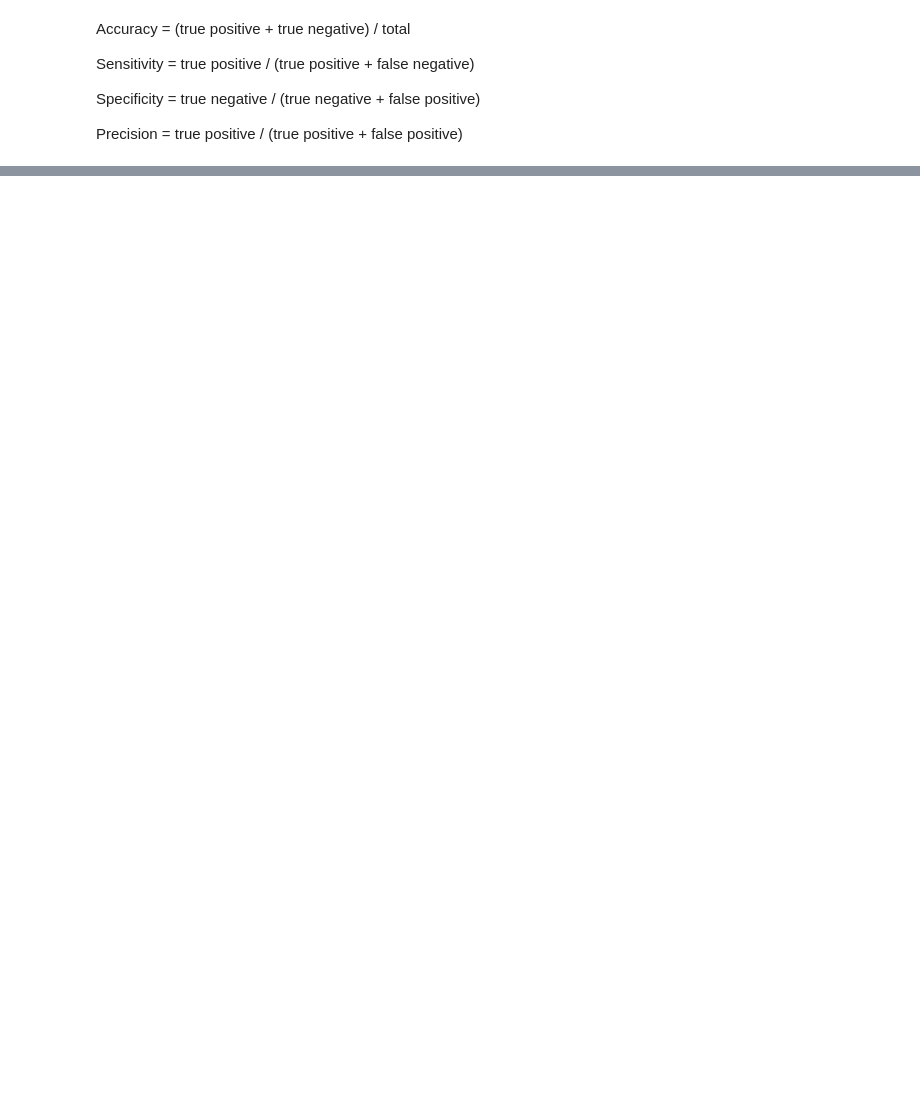
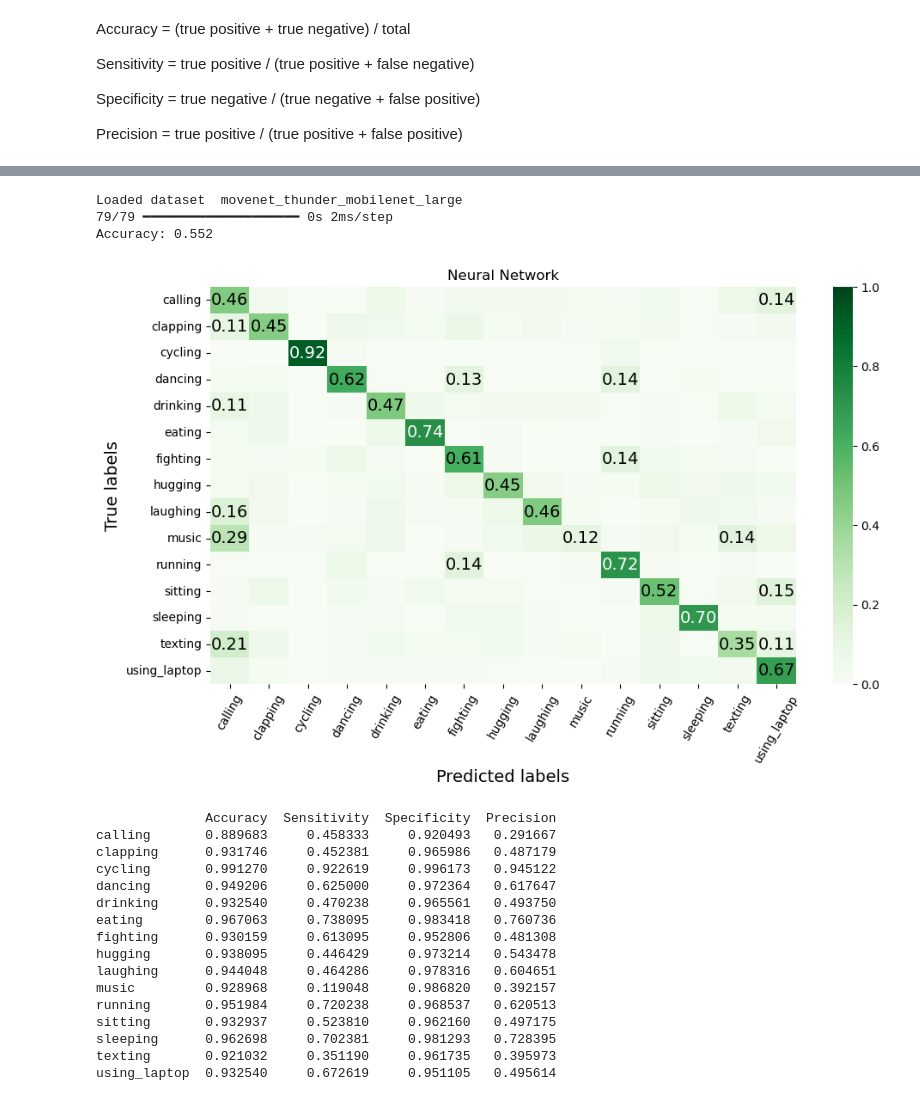
Before and after one commit to Vatsal-Sharma2003/HUMAN-POSE-ESTIMATION-USING-MACHINE-LEARNING, a Jupyter notebook: FFNN_both.ipynb, the cells around one changed output, grey strips where cells are left out. Cells and saved outputs as stored; diff of their text form; code cells hidden in the pictures; blank space fills up the shorter version.

Commit message:
FFNN fit datasets

```diff
--- a/FFNN_both.ipynb
+++ b/FFNN_both.ipynb
@@ -527,7 +573,7 @@ def fitFFNN(file_name, use_kpoints=True, use_object=True):
     model = create_model(input_shape=train_shape)
 
     # Train the model
-    results = model.fit(train_dataset, epochs=avg_epochs, verbose=0)
+    results = model.fit(train_dataset, epochs=int(avg_epochs), verbose=0)
 
     # compute predicted labels
     output_vector = model.predict(test_dataset)
@@ -550,3 +596,5 @@ def fitFFNN(file_name, use_kpoints=True, use_object=True):
 
     test_metrics = class_specific_metrics(cm)
     print(test_metrics)
+
+    return cm
@@ -560,0 +601,23 @@ TypeError: plot_confusion_matrix() got an unexpected keyword argument 'val'
+# %%
+cm_th_lg = fitFFNN('movenet_thunder_mobilenet_large')
+# %% [output]
+Loaded dataset  movenet_thunder_mobilenet_large
+79/79 ━━━━━━━━━━━━━━━━━━━━ 0s 2ms/step
+Accuracy: 0.552
+[figure, added]
+              Accuracy  Sensitivity  Specificity  Precision
+calling       0.889683     0.458333     0.920493   0.291667
+clapping      0.931746     0.452381     0.965986   0.487179
+cycling       0.991270     0.922619     0.996173   0.945122
+dancing       0.949206     0.625000     0.972364   0.617647
+drinking      0.932540     0.470238     0.965561   0.493750
+eating        0.967063     0.738095     0.983418   0.760736
+fighting      0.930159     0.613095     0.952806   0.481308
+hugging       0.938095     0.446429     0.973214   0.543478
+laughing      0.944048     0.464286     0.978316   0.604651
+music         0.928968     0.119048     0.986820   0.392157
+running       0.951984     0.720238     0.968537   0.620513
+sitting       0.932937     0.523810     0.962160   0.497175
+sleeping      0.962698     0.702381     0.981293   0.728395
+texting       0.921032     0.351190     0.961735   0.395973
+using_laptop  0.932540     0.672619     0.951105   0.495614
```
Also changed, not shown: parts of 9 cells of this notebook.
